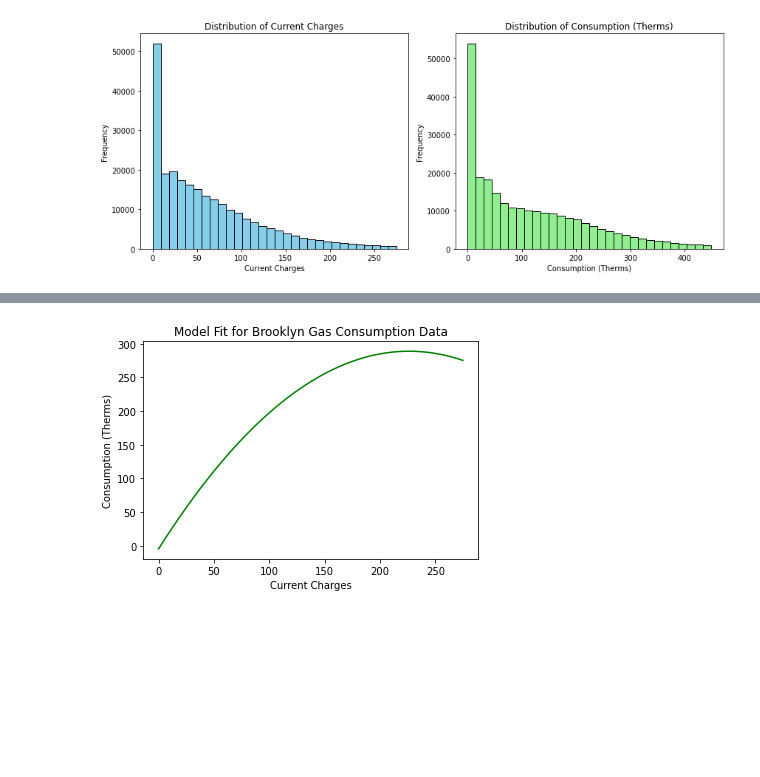
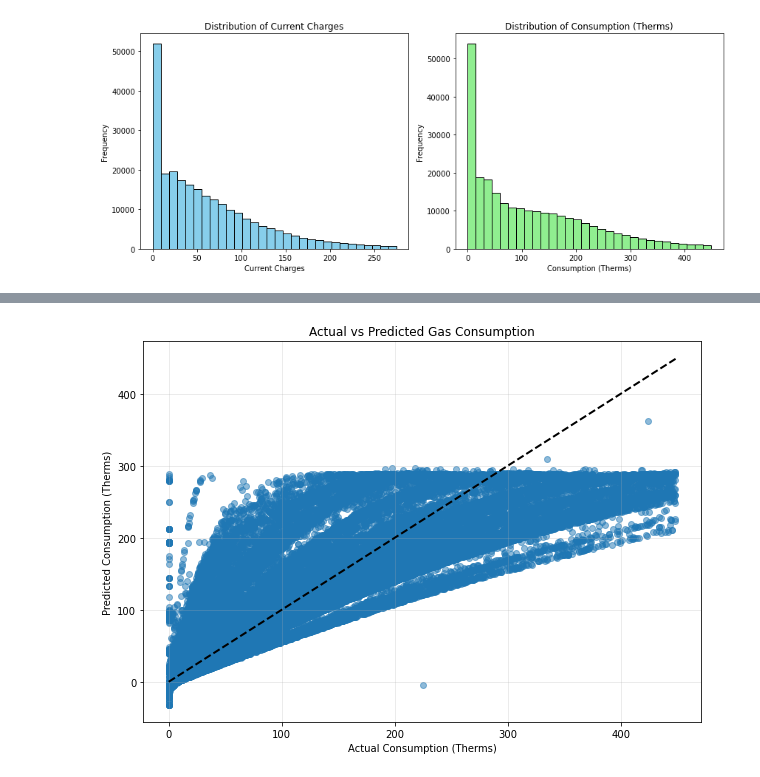
Before and after one commit to KaanIsmet/BrooklynGasAnalysis, a Jupyter notebook: gasConsumption.ipynb, the cells around one changed output, grey strips where cells are left out. Drawn from its saved outputs; the diff is of its cells as text; code cells hidden in the pictures; blank space fills up the shorter version.

```diff
--- a/gasConsumption.ipynb
+++ b/gasConsumption.ipynb
@@ -4,7 +4,7 @@ import matplotlib.pyplot as plt
 import numpy as np
 from sklearn.model_selection import train_test_split
 from sklearn.linear_model import LinearRegression
-from sklearn.preprocessing import PolynomialFeatures
+from sklearn.preprocessing import PolynomialFeatures, StandardScaler
 from sklearn.pipeline import Pipeline
 
 def mean_square_error(y_true, y_pred):
@@ -20,6 +20,15 @@ def mean_square_error(y_true, y_pred):
     """
     return np.mean((y_true - y_pred) ** 2)
 
+# Define a function to remove outliers based on the IQR method
+def remove_outliers(df, column):
+    Q1 = df[column].quantile(0.25)
+    Q3 = df[column].quantile(0.75)
+    IQR = Q3 - Q1
+    lower_bound = Q1 - 1.5 * IQR
+    upper_bound = Q3 + 1.5 * IQR
+    return df[(df[column] >= lower_bound) & (df[column] <= upper_bound)]
+
 # Load the data
 df = pd.read_csv('GasConsumption.csv', low_memory=False) # Replace with the actual path to your CSV file
 
@@ -34,16 +43,33 @@ brooklyn_df['Current Charges'] = pd.to_numeric(brooklyn_df['Current Charges'], e
 brooklyn_df['Consumption (Therms)'] = pd.to_numeric(brooklyn_df['Consumption (Therms)'], errors='coerce').astype(np.float64)
 
 # Drop rows with NaN values
+brooklyn_df = brooklyn_df.dropna(subset=['Consumption (Therms)', 'Current Charges'])
 brooklyn_df = brooklyn_df.loc[(brooklyn_df['Current Charges'] >= 0) & (brooklyn_df['Consumption (Therms)'] >= 0)].copy()
 
-# Define a function to remove outliers based on the IQR method
-def remove_outliers(df, column):
-    Q1 = df[column].quantile(0.25)
-    Q3 = df[column].quantile(0.75)
-    IQR = Q3 - Q1
-    lower_bound = Q1 - 1.5 * IQR
-    upper_bound = Q3 + 1.5 * IQR
-    return df[(df[column] >= lower_bound) & (df[column] <= upper_bound)]
+#Converting dates to dateTime objects
+brooklyn_df['Service Start Date'] = pd.to_datetime(brooklyn_df['Service Start Date'], errors='coerce')
+brooklyn_df['Service End Date'] = pd.to_datetime(brooklyn_df['Service End Date'], errors='coerce')
+# Create seasonal features (assuming Northern Hemisphere seasons)
+brooklyn_df['Start Month'] = brooklyn_df['Service Start Date'].dt.month
+brooklyn_df['Winter'] = ((brooklyn_df['Start Month'] == 12) |
+                         (brooklyn_df['Start Month'] == 1) |
+                         (brooklyn_df['Start Month'] == 2)).astype(int)
+brooklyn_df['Spring'] = ((brooklyn_df['Start Month'] == 3) |
+                         (brooklyn_df['Start Month'] == 4) |
+                         (brooklyn_df['Start Month'] == 5)).astype(int)
+brooklyn_df['Summer'] = ((brooklyn_df['Start Month'] == 6) |
+                         (brooklyn_df['Start Month'] == 7) |
+                         (brooklyn_df['Start Month'] == 8)).astype(int)
+brooklyn_df['Fall'] = ((brooklyn_df['Start Month'] == 9) |
+                       (brooklyn_df['Start Month'] == 10) |
+                       (brooklyn_df['Start Month'] == 11)).astype(int)
+# Handle categorical variables
+brooklyn_df = pd.get_dummies(brooklyn_df, columns=['Rate Class', 'Development Name', 'Meter Scope'], drop_first=True)
+
+# Select features for the model
+features = ['Current Charges', '# days']
+print(brooklyn_df[features].isna().sum())
+
 
 # Remove outliers
 brooklyn_df = remove_outliers(brooklyn_df, 'Current Charges')
@@ -51,6 +77,11 @@ brooklyn_df = remove_outliers(brooklyn_df, 'Consumption (Therms)')
 
 # Remove rows with negative values
 brooklyn_df = brooklyn_df.loc[(brooklyn_df['Current Charges'] >= 0) & (brooklyn_df['Consumption (Therms)'] >= 0)]
+
+
+
+# Plotting the distribution of 'Current Charges' and 'Consumption (Therms)'
+plt.figure(figsize=(12, 5))
 
 # Plotting the distribution of 'Current Charges' and 'Consumption (Therms)'
 plt.figure(figsize=(12, 5))
@@ -73,7 +104,7 @@ plt.tight_layout()
 plt.show()
 
 # Prepare the data
-X = brooklyn_df[['Current Charges']] # Features
+X = brooklyn_df[features] # Features
 y = brooklyn_df['Consumption (Therms)'] # Target variable
 
 # Split the data
@@ -81,6 +112,7 @@ X_train, X_test, y_train, y_test = train_test_split(X, y, test_size=0.2, random_
 
 # Create a pipeline with Polynomial Features and Linear Regression
 model = Pipeline(steps=[
+    ('scaler', StandardScaler()),
     ('poly', PolynomialFeatures(degree=2)), # Add polynomial features
     ('regressor', LinearRegression())
 ])
@@ -93,7 +125,7 @@ y_pred = model.predict(X_test)
 
 # print(brooklyn_df['Current Charges'].describe())
 
-print(brooklyn_df)
+# print(brooklyn_df)
 
 # Calculate the MSE and print R-squared
 mse = mean_square_error(y_test, y_pred)
@@ -108,15 +140,22 @@ print("Intercept:", regressor.intercept_)
 
 # Generate predictions for plotting
 X_min, X_max = X['Current Charges'].min(), X['Current Charges'].max()
-X_plot = np.linspace(X_min, X_max, 100).reshape(-1, 1)
-y_plot = model.predict(X_plot)
+X_plot_charges = np.linspace(X_min, X_max, 100).reshape(-1, 1)
 
-# Plot the results
-# plt.scatter(X_train, y_train, color='blue', alpha=0.5, label='Training data')
-# plt.scatter(X_test, y_test, color='red', alpha=0.5, label='Test data')
-plt.plot(X_plot, y_plot, color='green', label='Model Prediction')
-plt.xlabel('Current Charges')
-plt.ylabel('Consumption (Therms)')
-plt.title('Model Fit for Brooklyn Gas Consumption Data')
+median_days = X['# days'].median()
+X_plot_full = np.column_stack([
+    X_plot_charges,
+    np.full_like(X_plot_charges,median_days)
+])
+y_plot = model.predict(X_plot_full)
+
+# Create an actual vs predicted plot
+plt.figure(figsize=(10, 7))
+plt.scatter(y_test, y_pred, alpha=0.5)
+plt.plot([y.min(), y.max()], [y.min(), y.max()], 'k--', lw=2)
+plt.xlabel('Actual Consumption (Therms)')
+plt.ylabel('Predicted Consumption (Therms)')
+plt.title('Actual vs Predicted Gas Consumption')
+plt.grid(True, alpha=0.3)
 plt.show()
 # %% [output]
@@ -141 +172 @@ Intercept: -4.728190278033722
-[figure, old version]
+[figure, new version]
```
Also changed, not shown: parts of 1 cell of this notebook.
